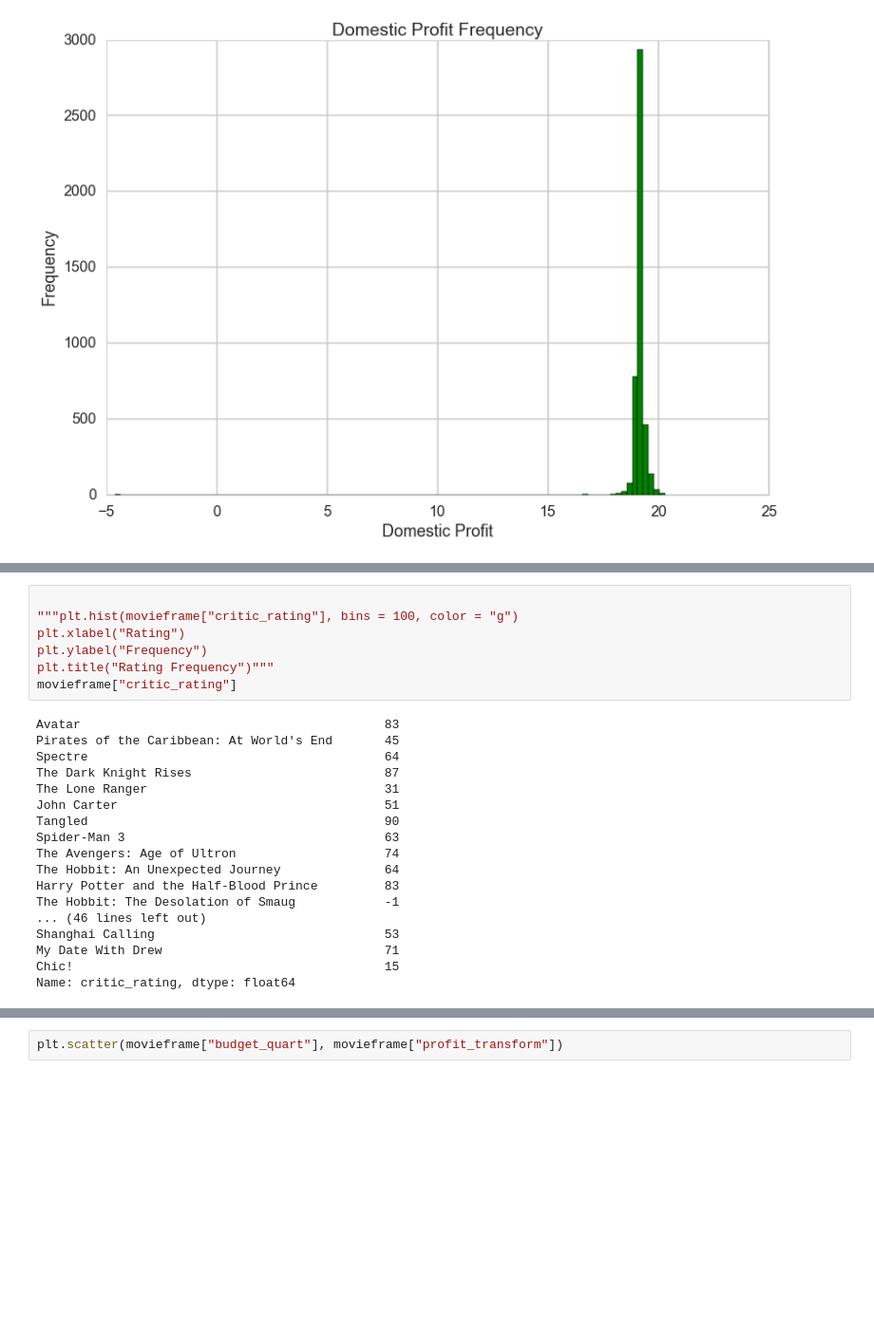
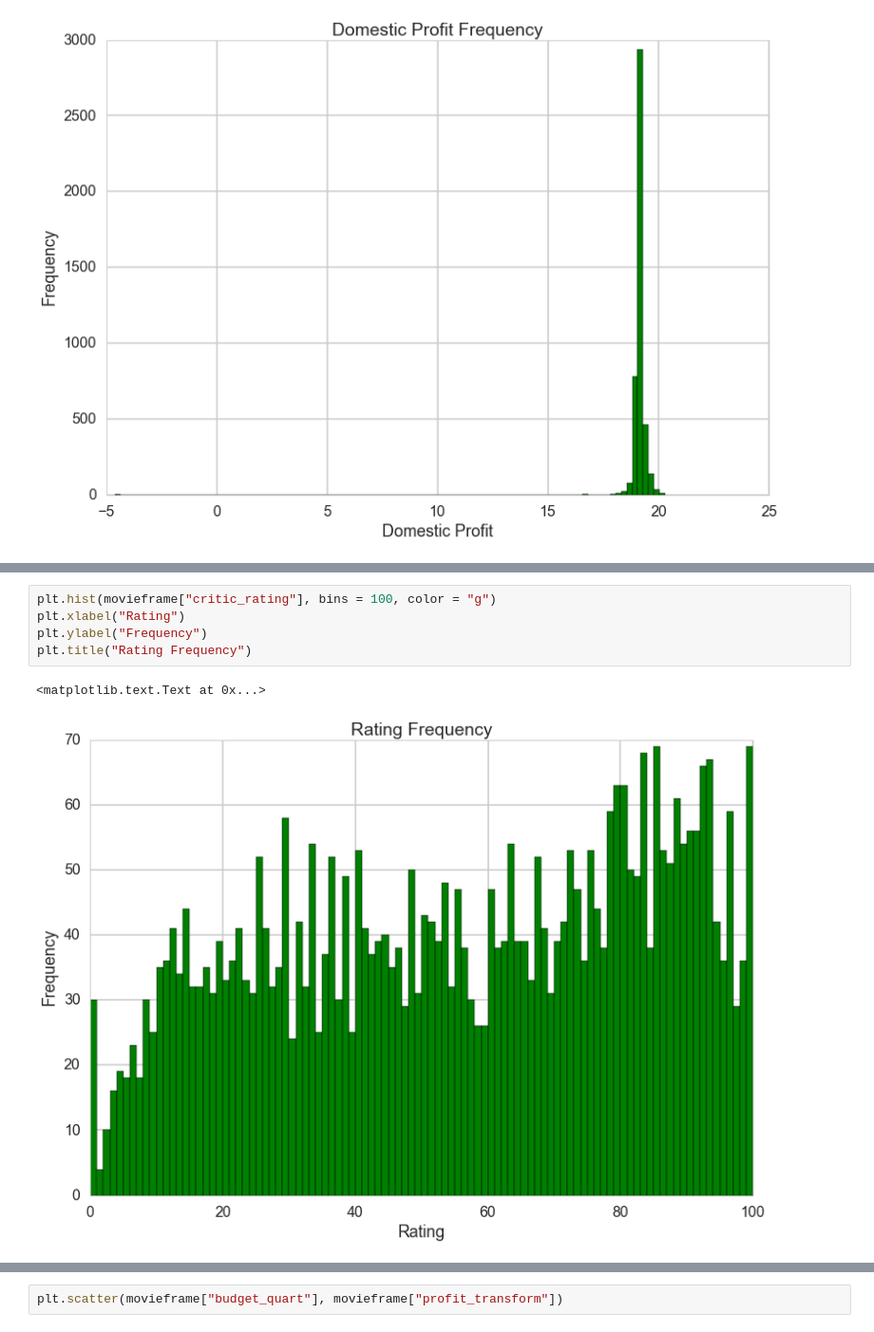
Before and after one commit to davematthews034/CS-109-Final-Project, a Jupyter notebook: CS109 Final Project.ipynb, the cells around one changed output, grey strips where cells are left out. Shown: that part at 95% size. Cells and saved outputs as stored; diff of their text form; blank space fills up the shorter version.

```diff
--- a/CS109 Final Project.ipynb
+++ b/CS109 Final Project.ipynb
@@ -148,26 +189,9 @@ movieframe
 # %%
-
-"""plt.hist(movieframe["critic_rating"], bins = 100, color = "g")
+plt.hist(movieframe["critic_rating"], bins = 100, color = "g")
 plt.xlabel("Rating")
 plt.ylabel("Frequency")
-plt.title("Rating Frequency")"""
-movieframe["critic_rating"]
+plt.title("Rating Frequency")
 # %% [output]
-Avatar                                         83
-Pirates of the Caribbean: At World's End       45
-Spectre                                        64
-The Dark Knight Rises                          87
-The Lone Ranger                                31
-John Carter                                    51
-Tangled                                        90
-Spider-Man 3                                   63
-The Avengers: Age of Ultron                    74
-The Hobbit: An Unexpected Journey              64
-Harry Potter and the Half-Blood Prince         83
-The Hobbit: The Desolation of Smaug            -1
-... (46 lines left out)
-Shanghai Calling                               53
-My Date With Drew                              71
-Chic!                                          15
-Name: critic_rating, dtype: float64
+<matplotlib.text.Text at 0x...>
+[figure, added]
 # %%
```
Also changed, not shown: parts of 8 cells of this notebook, 1 other file.
